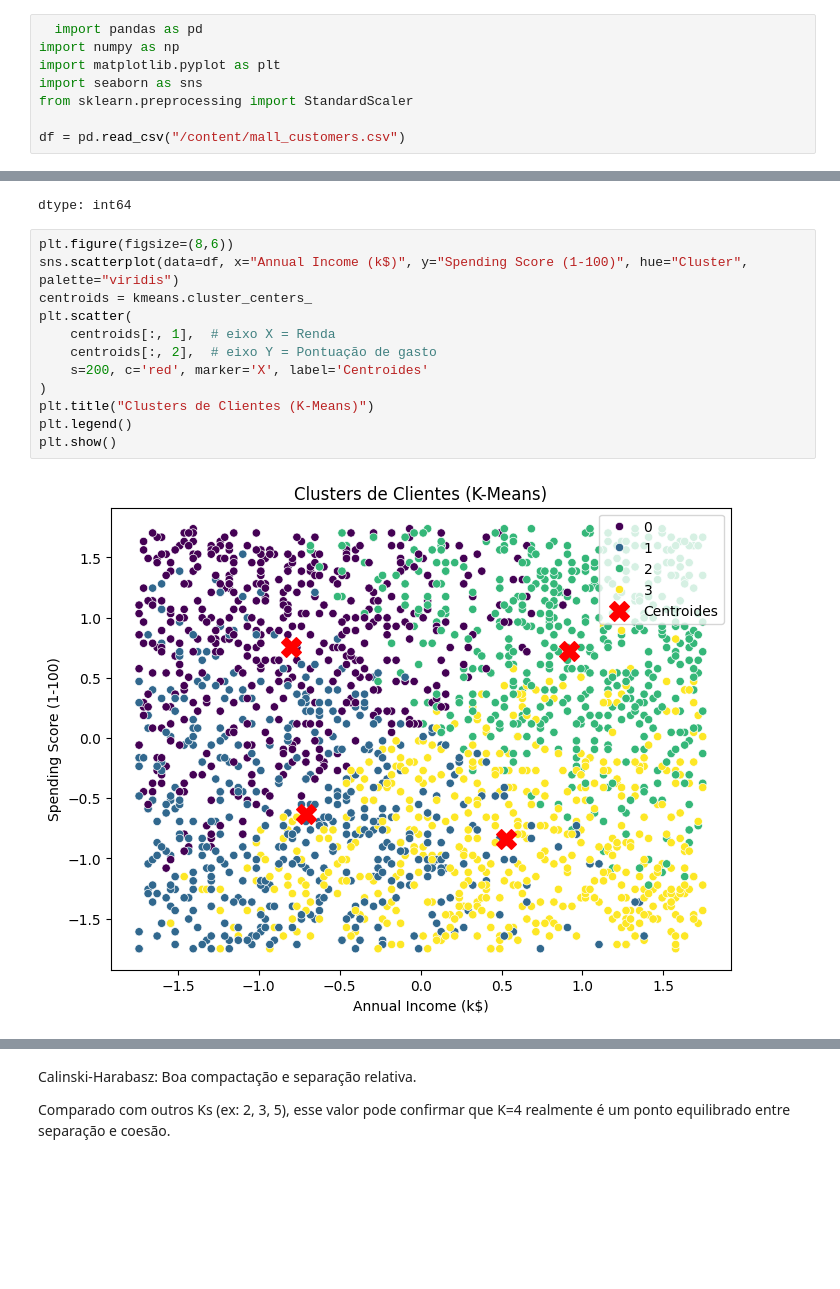
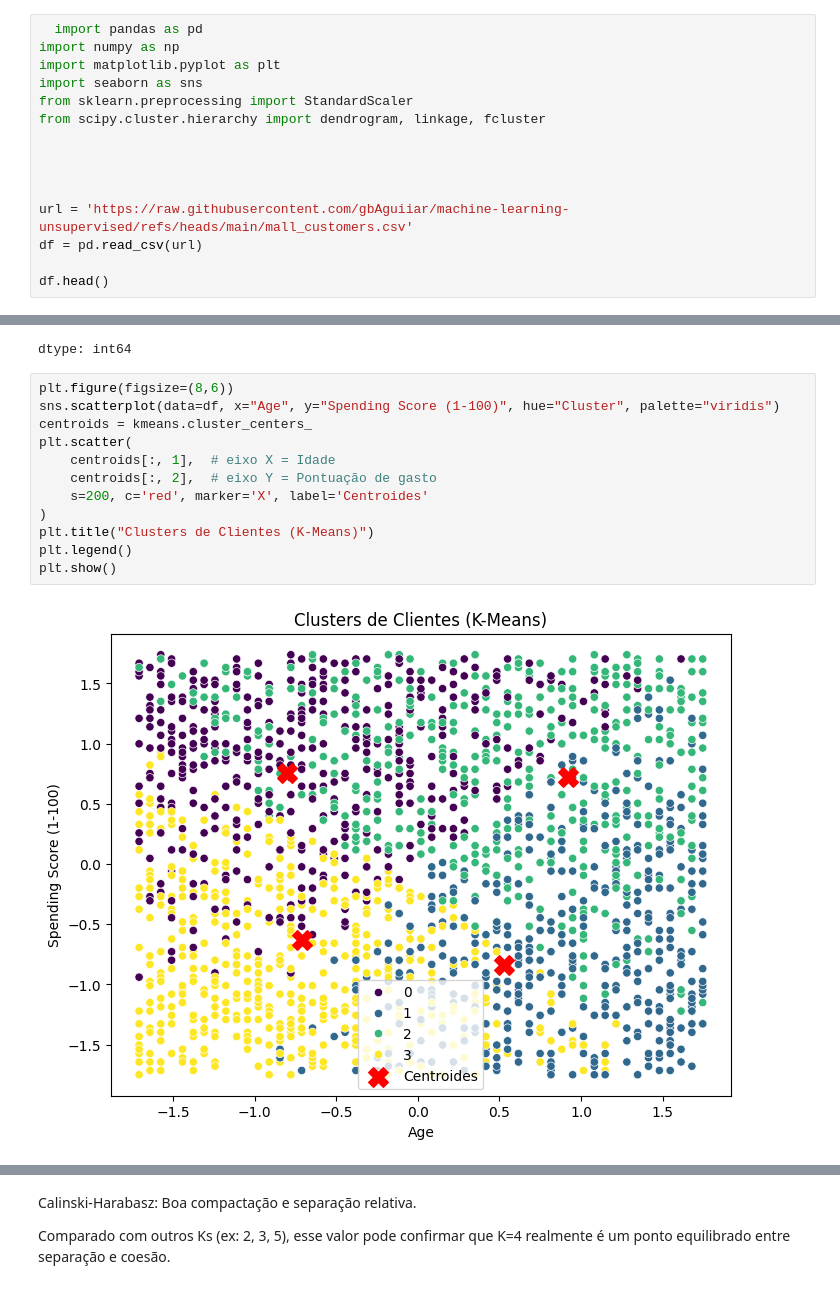
Before and after one commit to gbAguiiar/machine-learning-unsupervised, a Jupyter notebook: Trab2_Data_Science.ipynb, the cells around one changed output, grey strips where cells are left out. Cells and saved outputs as stored; diff of their text form; blank space fills up the shorter version.

```diff
--- a/Trab2_Data_Science.ipynb
+++ b/Trab2_Data_Science.ipynb
@@ -6,5 +6,12 @@ import numpy as np
 import matplotlib.pyplot as plt
 import seaborn as sns
 from sklearn.preprocessing import StandardScaler
+from scipy.cluster.hierarchy import dendrogram, linkage, fcluster
 
-df = pd.read_csv("/content/mall_customers.csv")
+
+
+
+url = 'https://raw.githubusercontent.com/gbAguiiar/machine-learning-unsupervised/refs/heads/main/mall_customers.csv'
+df = pd.read_csv(url)
+
+df.head()
@@ -160,15 +174,15 @@ df['Cluster'].value_counts()
 dtype: int64
 # %%
 plt.figure(figsize=(8,6))
-sns.scatterplot(data=df, x="Annual Income (k$)", y="Spending Score (1-100)", hue="Cluster", palette="viridis")
+sns.scatterplot(data=df, x="Age", y="Spending Score (1-100)", hue="Cluster", palette="viridis")
 centroids = kmeans.cluster_centers_
 plt.scatter(
-    centroids[:, 1],  # eixo X = Renda
+    centroids[:, 1],  # eixo X = Idade
     centroids[:, 2],  # eixo Y = Pontuação de gasto
     s=200, c='red', marker='X', label='Centroides'
 )
 plt.title("Clusters de Clientes (K-Means)")
 plt.legend()
 plt.show()
 # %% [output]
-[figure, old version]
+[figure, new version]
```
Also changed, not shown: parts of 13 cells of this notebook.
